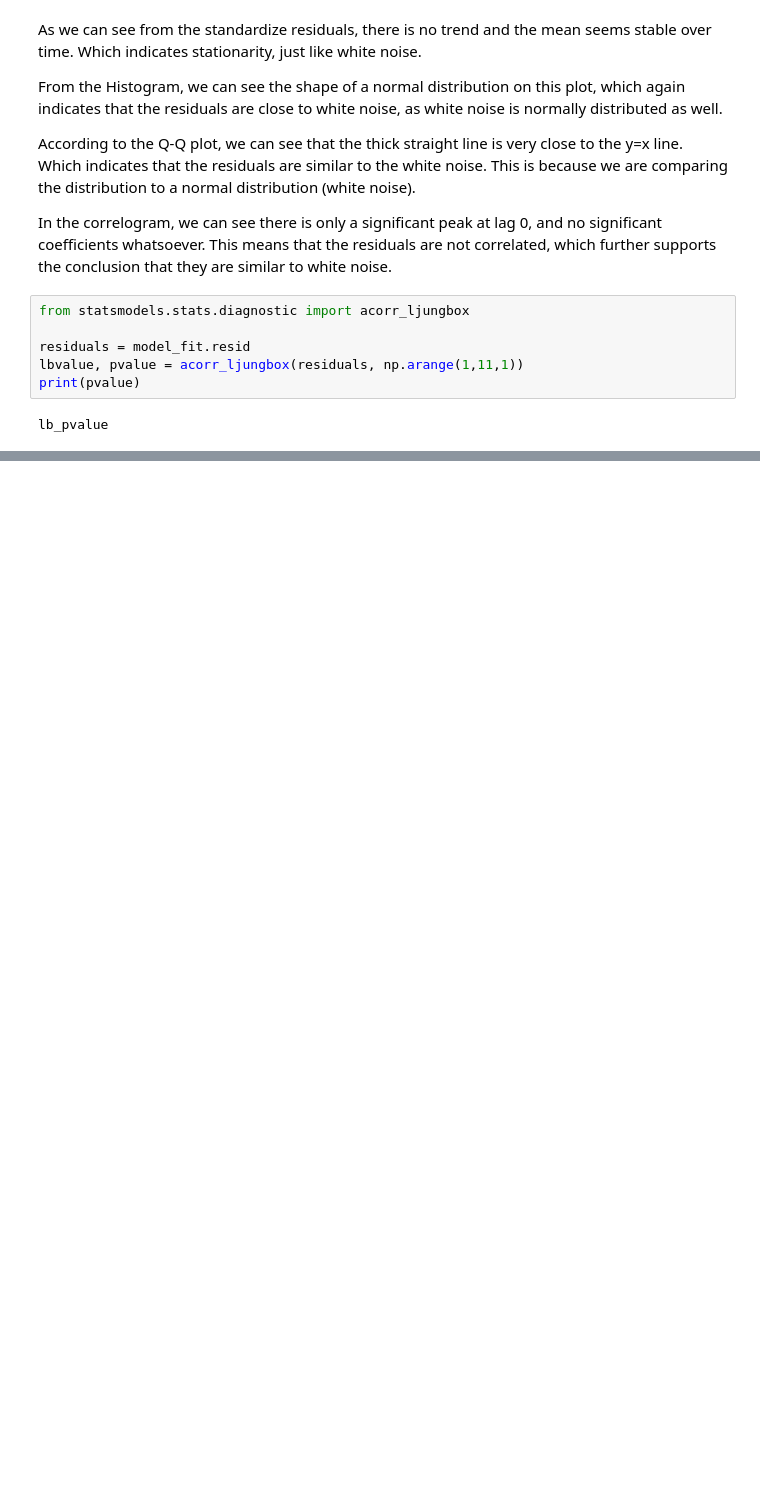
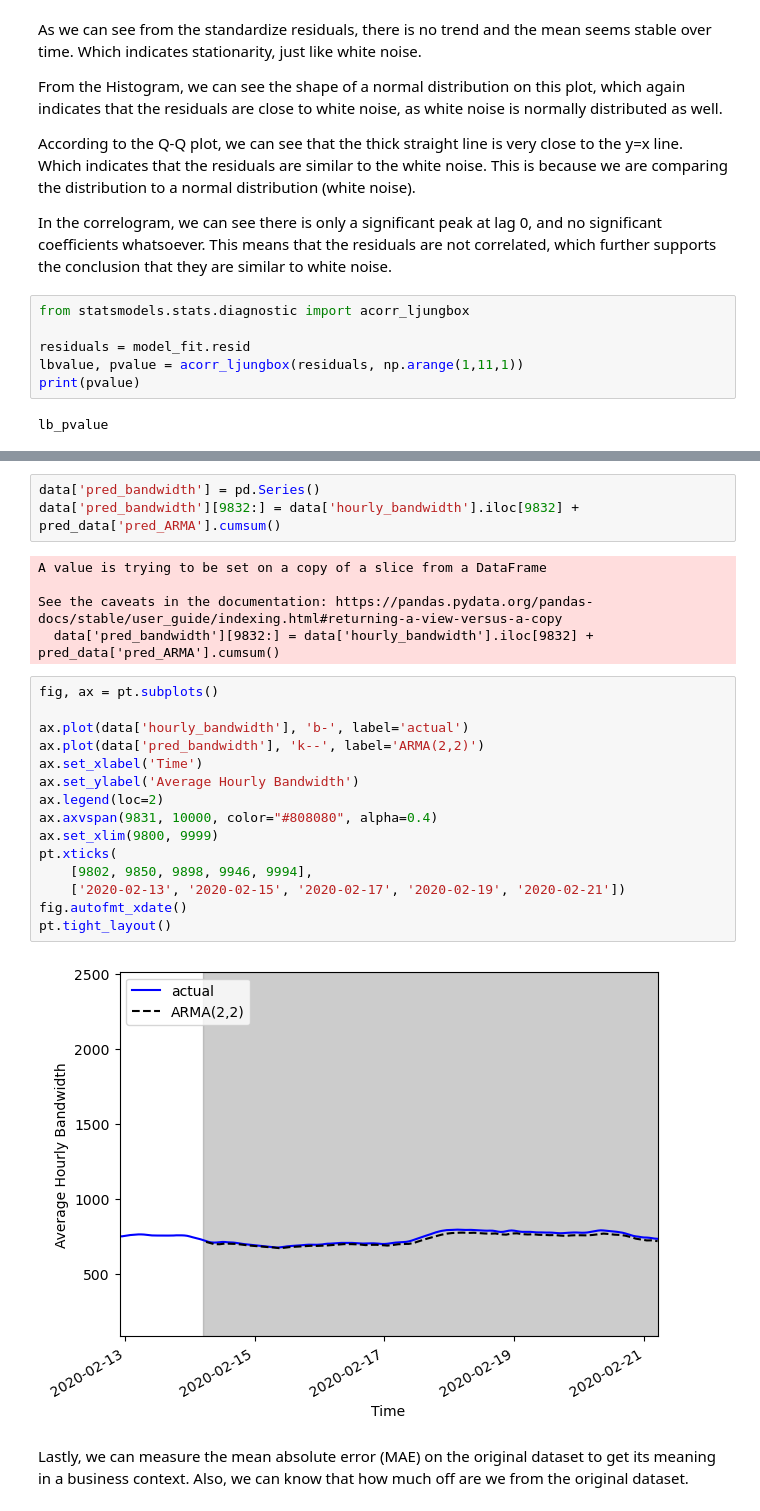
Before and after one commit to andrewyapppp/TimeSeriesAnalysis, a Jupyter notebook: Autoregressive Moving Average (ARMA).ipynb, the cells around one changed output, grey strips where cells are left out. Saved outputs shown, nothing was run; the diff lists cells and outputs as text; blank space fills up the shorter version.

```diff
--- a/Autoregressive Moving Average (ARMA).ipynb
+++ b/Autoregressive Moving Average (ARMA).ipynb
@@ -466,0 +566,27 @@ lb_pvalue
+# %%
+data['pred_bandwidth'] = pd.Series()
+data['pred_bandwidth'][9832:] = data['hourly_bandwidth'].iloc[9832] + pred_data['pred_ARMA'].cumsum()
+# %% [output]
+A value is trying to be set on a copy of a slice from a DataFrame
+
+See the caveats in the documentation: https://pandas.pydata.org/pandas-docs/stable/user_guide/indexing.html#returning-a-view-versus-a-copy
+  data['pred_bandwidth'][9832:] = data['hourly_bandwidth'].iloc[9832] + pred_data['pred_ARMA'].cumsum()
+# %%
+fig, ax = pt.subplots()
+
+ax.plot(data['hourly_bandwidth'], 'b-', label='actual')
+ax.plot(data['pred_bandwidth'], 'k--', label='ARMA(2,2)')
+ax.set_xlabel('Time')
+ax.set_ylabel('Average Hourly Bandwidth')
+ax.legend(loc=2)
+ax.axvspan(9831, 10000, color="#808080", alpha=0.4)
+ax.set_xlim(9800, 9999)
+pt.xticks(
+    [9802, 9850, 9898, 9946, 9994],
+    ['2020-02-13', '2020-02-15', '2020-02-17', '2020-02-19', '2020-02-21'])
+fig.autofmt_xdate()
+pt.tight_layout()
+# %% [output]
+[figure, added]
+# %% [markdown]
+Lastly, we can measure the mean absolute error (MAE) on the original dataset to get its meaning in a business context. Also, we can know that how much off are we from the original dataset.
```
Also changed, not shown: parts of 13 cells of this notebook, 6 other files.
